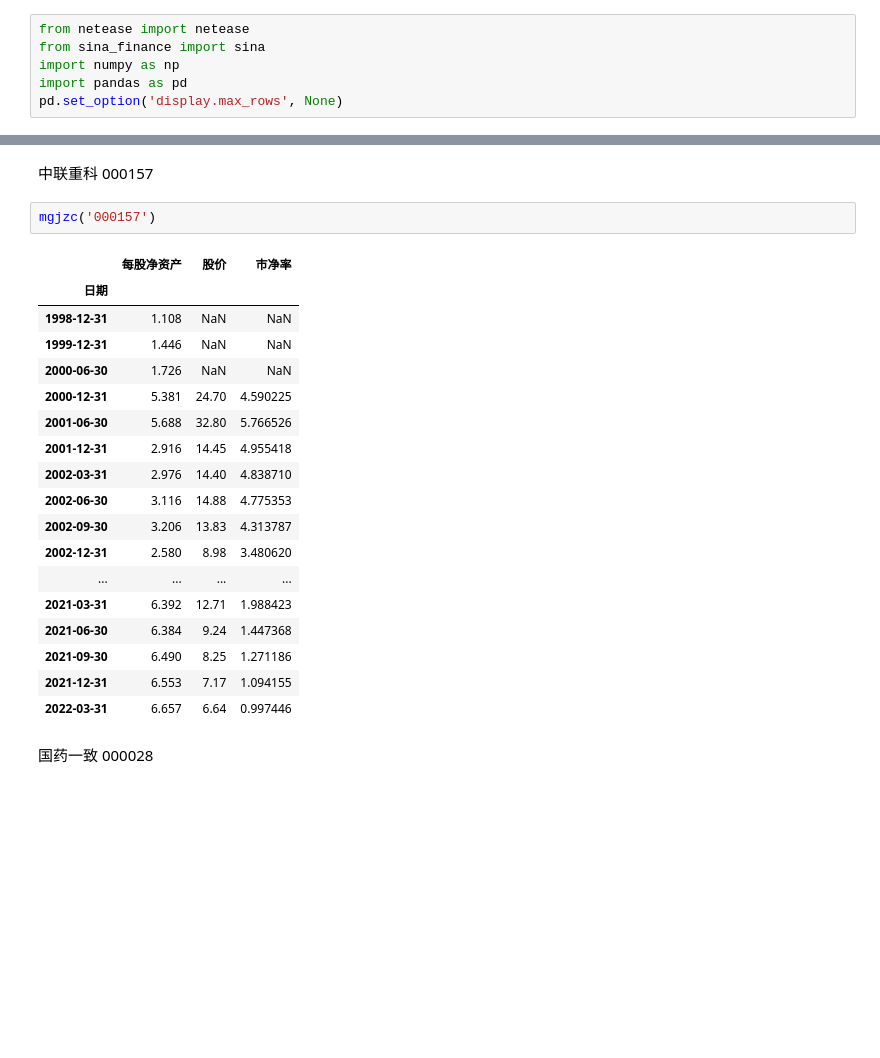
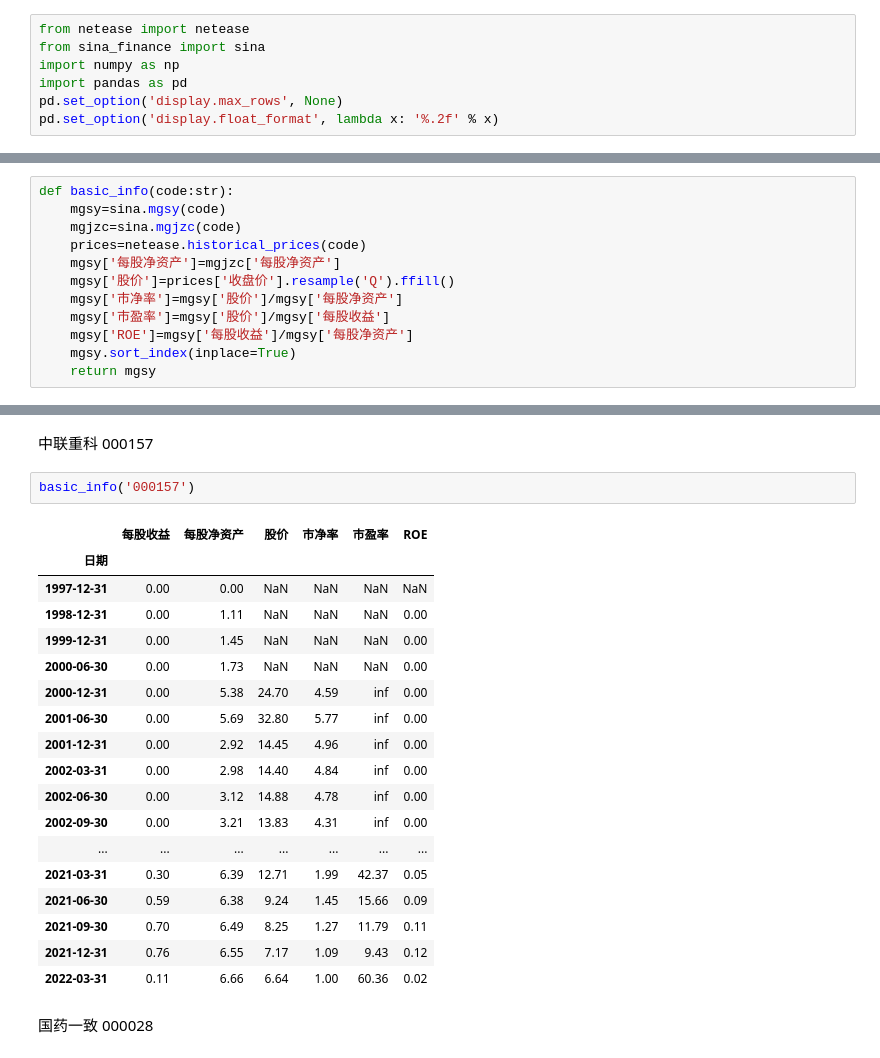
Before and after one commit to songjian/economic-data-tools, a Jupyter notebook: 盛京剑客《从净资产角度思考股票投资》.ipynb, the cells around one changed output, grey strips where cells are left out. Saved outputs shown, nothing was run; the diff lists cells and outputs as text; blank space fills up the shorter version.

```diff
--- a/盛京剑客《从净资产角度思考股票投资》.ipynb
+++ b/盛京剑客《从净资产角度思考股票投资》.ipynb
@@ -4,3 +4,4 @@ from sina_finance import sina
 import numpy as np
 import pandas as pd
 pd.set_option('display.max_rows', None)
+pd.set_option('display.float_format', lambda x: '%.2f' % x)
@@ -17,3 +8,15 @@ def basic_info(code:str):
+# %%
+def basic_info(code:str):
+    mgsy=sina.mgsy(code)
+    mgjzc=sina.mgjzc(code)
+    prices=netease.historical_prices(code)
+    mgsy['每股净资产']=mgjzc['每股净资产']
+    mgsy['股价']=prices['收盘价'].resample('Q').ffill()
+    mgsy['市净率']=mgsy['股价']/mgsy['每股净资产']
+    mgsy['市盈率']=mgsy['股价']/mgsy['每股收益']
+    mgsy['ROE']=mgsy['每股收益']/mgsy['每股净资产']
+    mgsy.sort_index(inplace=True)
+    return mgsy
 # %%
 def dividend_yield(code):
     """股息率
@@ -90,26 +93,26 @@ mgjzc('000651')
 # %% [markdown]
 中联重科 000157
 # %%
-mgjzc('000157')
+basic_info('000157')
 # %% [output]
-|  | 每股净资产 | 股价 | 市净率 |
-| 日期 |  |  |  |
-| 1998-12-31 | 1.108 | NaN | NaN |
-| 1999-12-31 | 1.446 | NaN | NaN |
-| 2000-06-30 | 1.726 | NaN | NaN |
-| 2000-12-31 | 5.381 | 24.70 | 4.590225 |
-| 2001-06-30 | 5.688 | 32.80 | 5.766526 |
-| 2001-12-31 | 2.916 | 14.45 | 4.955418 |
-| 2002-03-31 | 2.976 | 14.40 | 4.838710 |
-| 2002-06-30 | 3.116 | 14.88 | 4.775353 |
-| 2002-09-30 | 3.206 | 13.83 | 4.313787 |
-| 2002-12-31 | 2.580 | 8.98 | 3.480620 |
-| ... | ... | ... | ... |
-| 2021-03-31 | 6.392 | 12.71 | 1.988423 |
-| 2021-06-30 | 6.384 | 9.24 | 1.447368 |
-| 2021-09-30 | 6.490 | 8.25 | 1.271186 |
-| 2021-12-31 | 6.553 | 7.17 | 1.094155 |
-| 2022-03-31 | 6.657 | 6.64 | 0.997446 |
+|  | 每股收益 | 每股净资产 | 股价 | 市净率 | 市盈率 | ROE |
+| 日期 |  |  |  |  |  |  |
+| 1997-12-31 | 0.00 | 0.00 | NaN | NaN | NaN | NaN |
+| 1998-12-31 | 0.00 | 1.11 | NaN | NaN | NaN | 0.00 |
+| 1999-12-31 | 0.00 | 1.45 | NaN | NaN | NaN | 0.00 |
+| 2000-06-30 | 0.00 | 1.73 | NaN | NaN | NaN | 0.00 |
+| 2000-12-31 | 0.00 | 5.38 | 24.70 | 4.59 | inf | 0.00 |
+| 2001-06-30 | 0.00 | 5.69 | 32.80 | 5.77 | inf | 0.00 |
+| 2001-12-31 | 0.00 | 2.92 | 14.45 | 4.96 | inf | 0.00 |
+| 2002-03-31 | 0.00 | 2.98 | 14.40 | 4.84 | inf | 0.00 |
+| 2002-06-30 | 0.00 | 3.12 | 14.88 | 4.78 | inf | 0.00 |
+| 2002-09-30 | 0.00 | 3.21 | 13.83 | 4.31 | inf | 0.00 |
+| ... | ... | ... | ... | ... | ... | ... |
+| 2021-03-31 | 0.30 | 6.39 | 12.71 | 1.99 | 42.37 | 0.05 |
+| 2021-06-30 | 0.59 | 6.38 | 9.24 | 1.45 | 15.66 | 0.09 |
+| 2021-09-30 | 0.70 | 6.49 | 8.25 | 1.27 | 11.79 | 0.11 |
+| 2021-12-31 | 0.76 | 6.55 | 7.17 | 1.09 | 9.43 | 0.12 |
+| 2022-03-31 | 0.11 | 6.66 | 6.64 | 1.00 | 60.36 | 0.02 |
 # %% [markdown]
 国药一致 000028
 # %%
```
Also changed, not shown: parts of 11 cells of this notebook.
